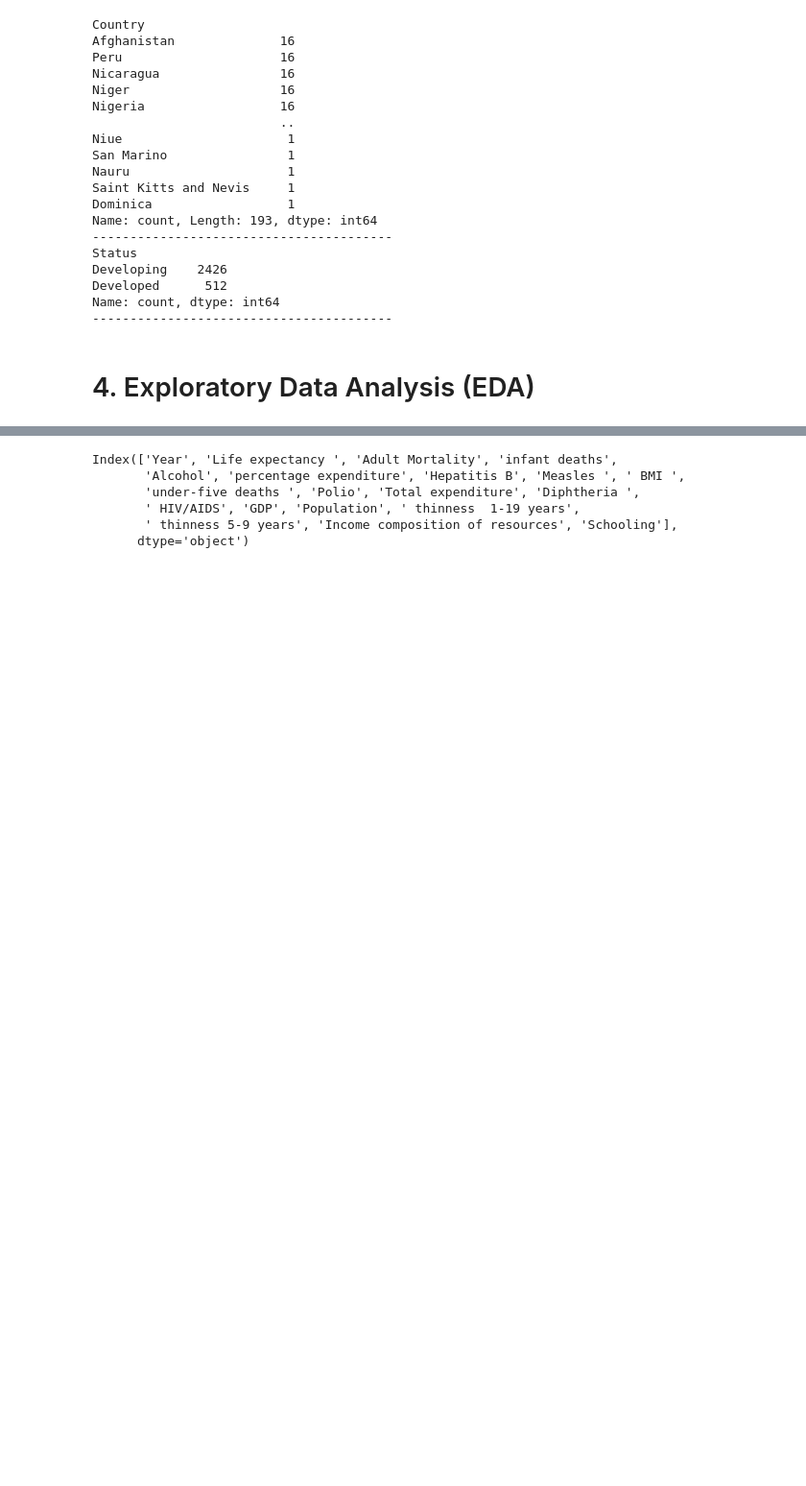
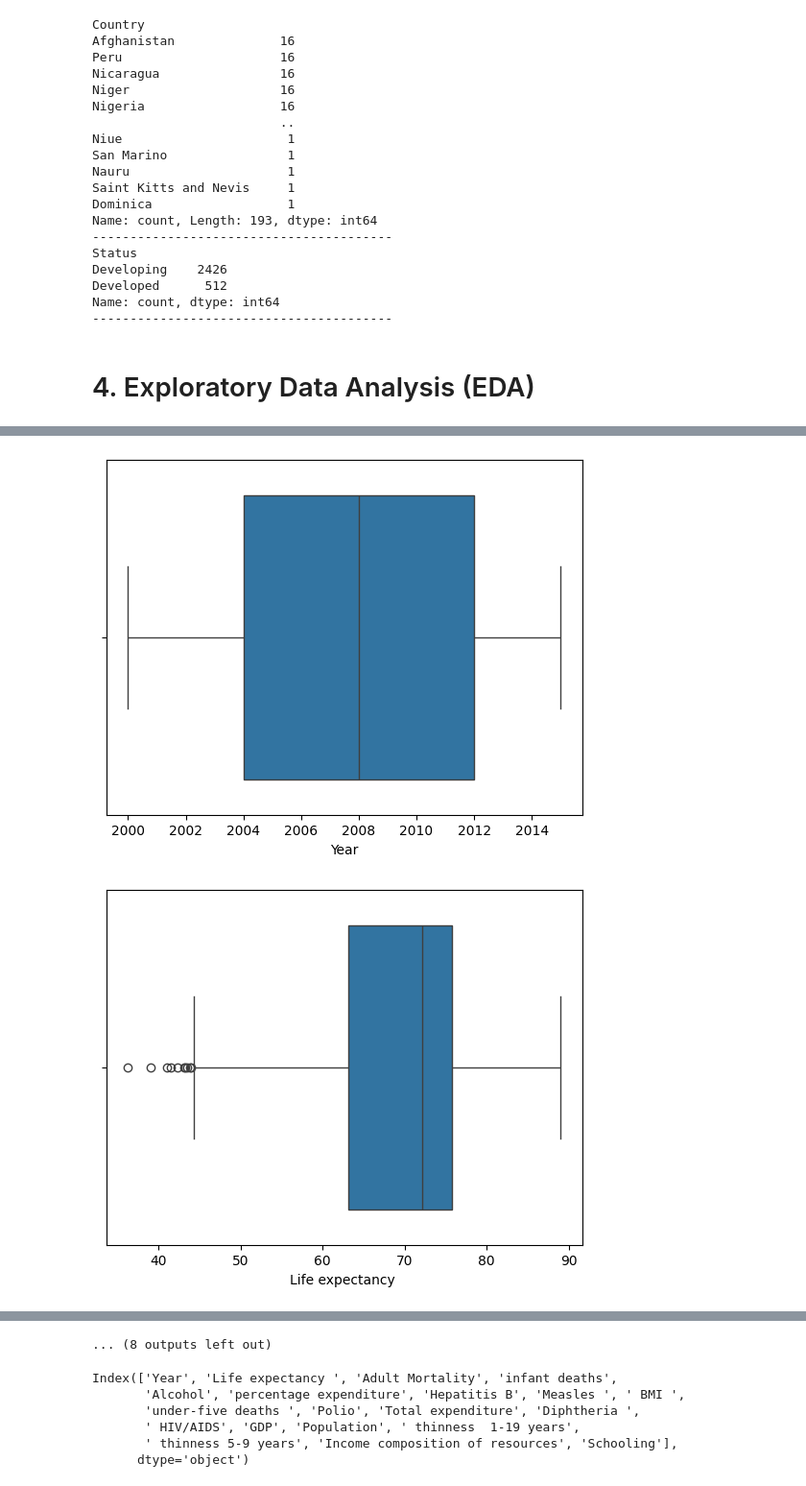
Before and after one commit to ANalystThunyiswa/data_cleaning, a Jupyter notebook: 00-data_cleaning/data_cleaning_preprocessing.ipynb, the cells around one changed output, grey strips where cells are left out. Shown at 96% size. Saved outputs shown, nothing was run; the diff lists cells and outputs as text; code cells hidden in the pictures; blank space fills up the shorter version.

```diff
--- a/00-data_cleaning/data_cleaning_preprocessing.ipynb
+++ b/00-data_cleaning/data_cleaning_preprocessing.ipynb
@@ -174,5 +203,8 @@ for col in df.select_dtypes(include='number').columns:
 # %%
 # boxplot to identify outliers
-for col in df.select_dtypes(include='number').columns:
+for col in df_n:
     sns.boxplot(data=df, x=col)
     plt.show()
+# %% [output]
+[figure, added]
+[figure, added]
@@ -179,3 +221,4 @@ for col in df.select_dtypes(include='number').columns:
+... (8 outputs left out)
 # %%
 # scatter plot to understant the relationship
 
```
Also changed, not shown: parts of 7 cells of this notebook.
